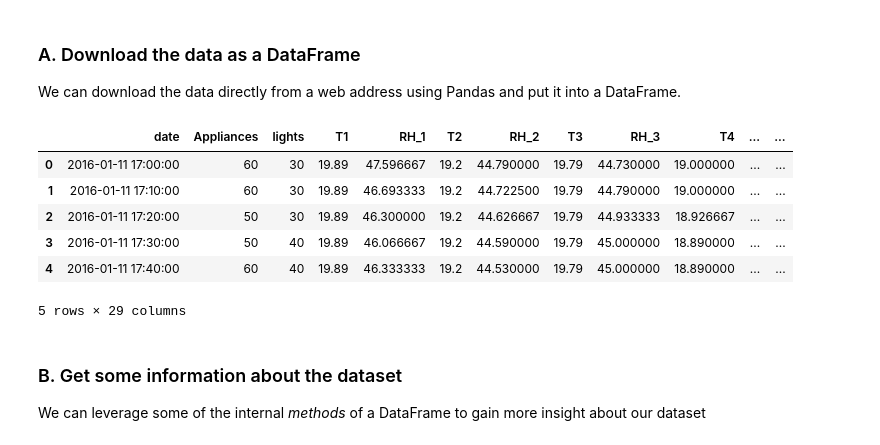
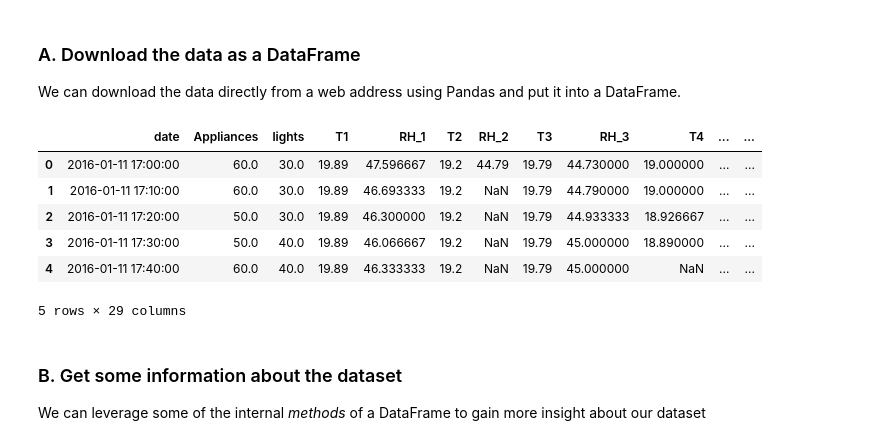
Before and after one commit to MinnML/ml-intro, a Jupyter notebook: getting-started-with-ml-final.ipynb, the cells around one changed output. Cells and saved outputs as stored; diff of their text form; code cells hidden in the pictures.

```diff
--- a/getting-started-with-ml-final.ipynb
+++ b/getting-started-with-ml-final.ipynb
@@ -87,21 +87,21 @@ We can download the data directly from a web address using Pandas and put it int
 # %%
 import pandas as pd
 
-# Let's get a sample dataset as a pandas dataframe
-df = pd.read_csv("energydata_complete.csv")
+# Let's get a sample dataset as a pandas dataframe, this dataset has some missing values.
+df = pd.read_csv("energydata_missing.csv")
 
 # Alternatively, we can directly download it from the web
 # df = pd.read_csv("https://github.com/LuisM78/Appliances-energy-prediction-data/raw/master/energydata_complete.csv")
 
 # Print a few rows of the data, complete the following line:
 df.head(5)
 # %% [output]
 |  | date | Appliances | lights | T1 | RH_1 | T2 | RH_2 | T3 | RH_3 | T4 | ... | ... |
-| 0 | 2016-01-11 17:00:00 | 60 | 30 | 19.89 | 47.596667 | 19.2 | 44.790000 | 19.79 | 44.730000 | 19.000000 | ... | ... |
-| 1 | 2016-01-11 17:10:00 | 60 | 30 | 19.89 | 46.693333 | 19.2 | 44.722500 | 19.79 | 44.790000 | 19.000000 | ... | ... |
-| 2 | 2016-01-11 17:20:00 | 50 | 30 | 19.89 | 46.300000 | 19.2 | 44.626667 | 19.79 | 44.933333 | 18.926667 | ... | ... |
-| 3 | 2016-01-11 17:30:00 | 50 | 40 | 19.89 | 46.066667 | 19.2 | 44.590000 | 19.79 | 45.000000 | 18.890000 | ... | ... |
-| 4 | 2016-01-11 17:40:00 | 60 | 40 | 19.89 | 46.333333 | 19.2 | 44.530000 | 19.79 | 45.000000 | 18.890000 | ... | ... |
+| 0 | 2016-01-11 17:00:00 | 60.0 | 30.0 | 19.89 | 47.596667 | 19.2 | 44.79 | 19.79 | 44.730000 | 19.000000 | ... | ... |
+| 1 | 2016-01-11 17:10:00 | 60.0 | 30.0 | 19.89 | 46.693333 | 19.2 | NaN | 19.79 | 44.790000 | 19.000000 | ... | ... |
+| 2 | 2016-01-11 17:20:00 | 50.0 | 30.0 | 19.89 | 46.300000 | 19.2 | NaN | 19.79 | 44.933333 | 18.926667 | ... | ... |
+| 3 | 2016-01-11 17:30:00 | 50.0 | 40.0 | 19.89 | 46.066667 | 19.2 | NaN | 19.79 | 45.000000 | 18.890000 | ... | ... |
+| 4 | 2016-01-11 17:40:00 | 60.0 | 40.0 | 19.89 | 46.333333 | 19.2 | NaN | 19.79 | 45.000000 | NaN | ... | ... |
 5 rows × 29 columns
 # %% [markdown]
 ### B. Get some information about the dataset
```
Also changed, not shown: parts of 15 cells of this notebook, 1 other file.
